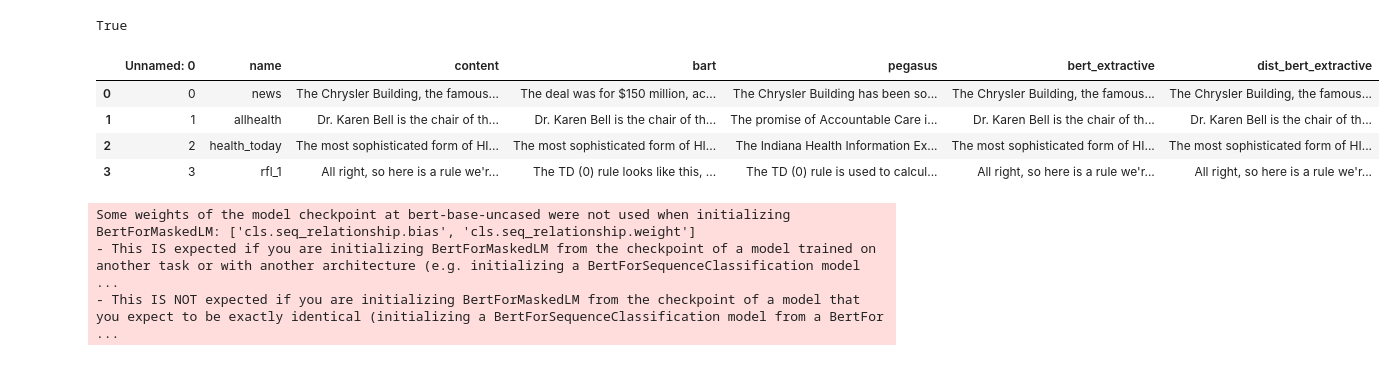
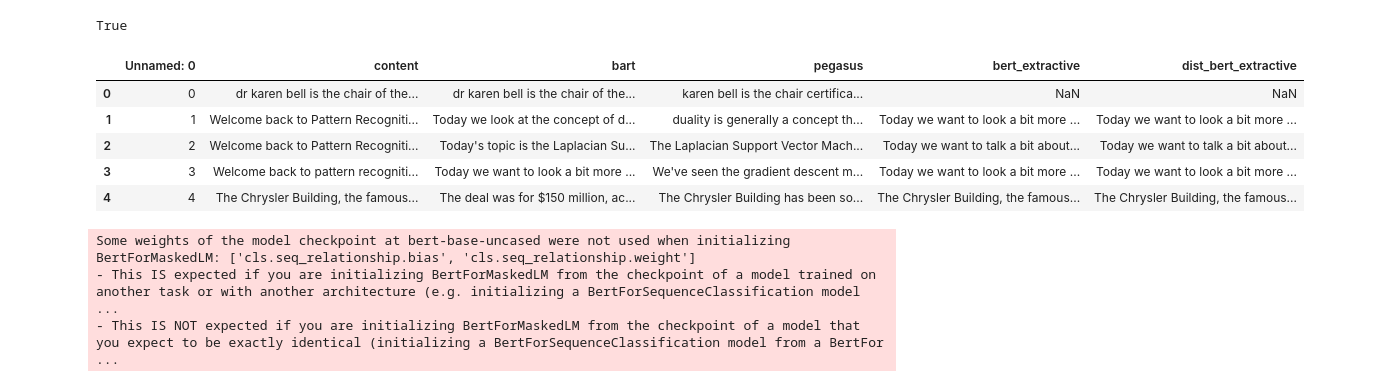
Before and after one commit to Elshan777/Text-Summarization-for-Lecture-Notes, a Jupyter notebook: Evaluate_Summaries.ipynb, the cells around one changed output. Cells and saved outputs as stored; diff of their text form; code cells hidden in the pictures.

```diff
--- a/Evaluate_Summaries.ipynb
+++ b/Evaluate_Summaries.ipynb
@@ -41,14 +41,15 @@ nltk.download("punkt")
 [nltk_data]   Unzipping tokenizers/punkt.zip.
 True
 # %%
-df = pd.read_csv('/content/summaries (1).csv')
+df = pd.read_csv('/content/summaries (2).csv')
 df.head()
 # %% [output]
-|  | Unnamed: 0 | name | content | bart | pegasus | bert_extractive | dist_bert_extractive |
-| 0 | 0 | news | The Chrysler Building, the famous... | The deal was for $150 million, ac... | The Chrysler Building has been so... | The Chrysler Building, the famous... | The Chrysler Building, the famous... |
-| 1 | 1 | allhealth | Dr. Karen Bell is the chair of th... | Dr. Karen Bell is the chair of th... | The promise of Accountable Care i... | Dr. Karen Bell is the chair of th... | Dr. Karen Bell is the chair of th... |
-| 2 | 2 | health_today | The most sophisticated form of HI... | The most sophisticated form of HI... | The Indiana Health Information Ex... | The most sophisticated form of HI... | The most sophisticated form of HI... |
-| 3 | 3 | rfl_1 | All right, so here is a rule we'r... | The TD (0) rule looks like this, ... | The TD (0) rule is used to calcul... | All right, so here is a rule we'r... | All right, so here is a rule we'r... |
+|  | Unnamed: 0 | content | bart | pegasus | bert_extractive | dist_bert_extractive |
+| 0 | 0 | dr karen bell is the chair of the... | dr karen bell is the chair of the... | karen bell is the chair certifica... | NaN | NaN |
+| 1 | 1 | Welcome back to Pattern Recogniti... | Today we look at the concept of d... | duality is generally a concept th... | Today we want to look a bit more ... | Today we want to look a bit more ... |
+| 2 | 2 | Welcome back to Pattern Recogniti... | Today's topic is the Laplacian Su... | The Laplacian Support Vector Mach... | Today we want to talk a bit about... | Today we want to talk a bit about... |
+| 3 | 3 | Welcome back to pattern recogniti... | Today we want to look a bit more ... | We've seen the gradient descent m... | Today we want to look a bit more ... | Today we want to look a bit more ... |
+| 4 | 4 | The Chrysler Building, the famous... | The deal was for $150 million, ac... | The Chrysler Building has been so... | The Chrysler Building, the famous... | The Chrysler Building, the famous... |
 # %%
 from sentence_transformers import SentenceTransformer
 model = SentenceTransformer('all-MiniLM-L6-v2')
```
Also changed, not shown: parts of 10 cells of this notebook.
